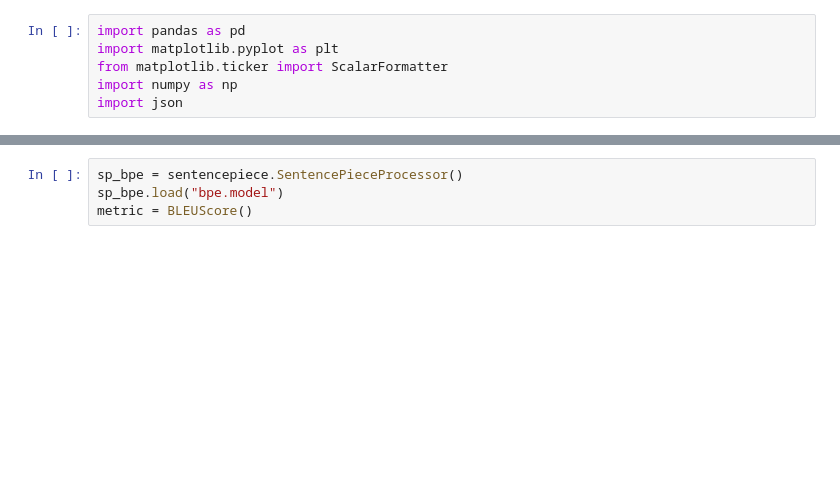
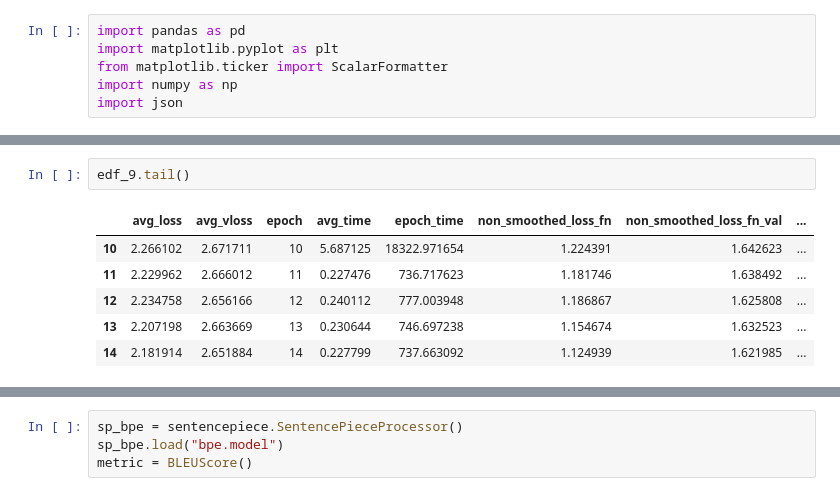
Before and after one commit to maminsed/Attention-is-All-You-Need, a Jupyter notebook: evaluation.ipynb, the cells around one changed output, grey strips where cells are left out. Drawn from its saved outputs; the diff is of its cells as text; blank space fills up the shorter version.

```diff
--- a/evaluation.ipynb
+++ b/evaluation.ipynb
@@ -129,0 +110,9 @@ NameError: name 'train' is not defined
+# %%
+edf_9.tail()
+# %% [output]
+|  | avg_loss | avg_vloss | epoch | avg_time | epoch_time | non_smoothed_loss_fn | non_smoothed_loss_fn_val | ... |
+| 10 | 2.266102 | 2.671711 | 10 | 5.687125 | 18322.971654 | 1.224391 | 1.642623 | ... |
+| 11 | 2.229962 | 2.666012 | 11 | 0.227476 | 736.717623 | 1.181746 | 1.638492 | ... |
+| 12 | 2.234758 | 2.656166 | 12 | 0.240112 | 777.003948 | 1.186867 | 1.625808 | ... |
+| 13 | 2.207198 | 2.663669 | 13 | 0.230644 | 746.697238 | 1.154674 | 1.632523 | ... |
+| 14 | 2.181914 | 2.651884 | 14 | 0.227799 | 737.663092 | 1.124939 | 1.621985 | ... |
```
Also changed, not shown: parts of 26 cells of this notebook, 7 other files.
